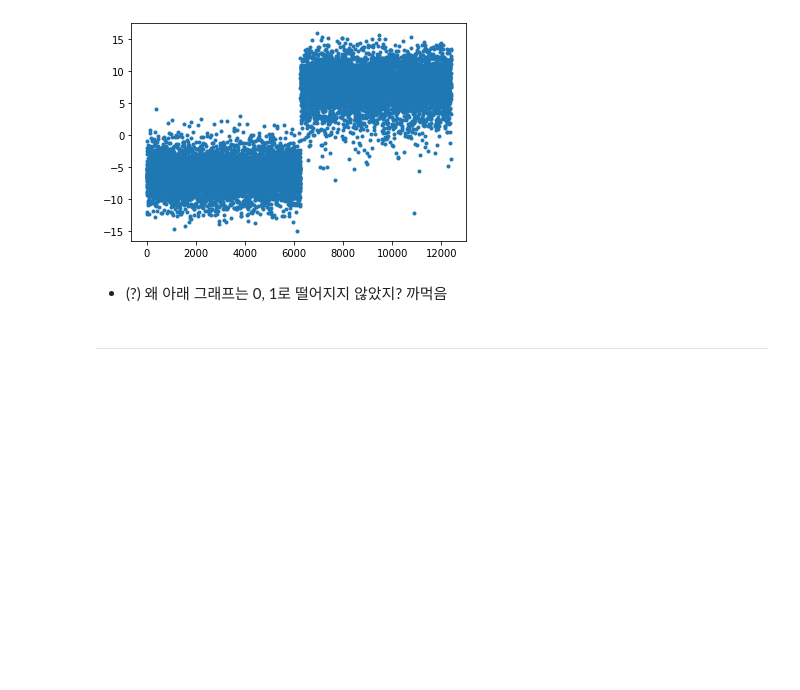
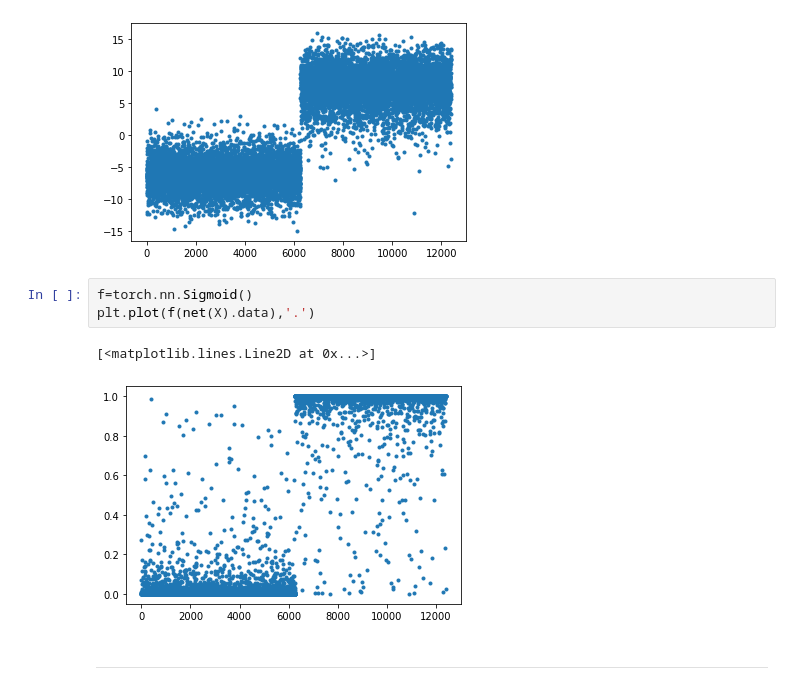
Before and after one commit to kimha02/ham, a Jupyter notebook: _notebooks/2022-01-03-빅데이터-6주차-정리.ipynb, the cells around one changed output. Cells and saved outputs as stored; diff of their text form; blank space fills up the shorter version.

```diff
--- a/_notebooks/2022-01-03-빅데이터-6주차-정리.ipynb
+++ b/_notebooks/2022-01-03-빅데이터-6주차-정리.ipynb
@@ -262,8 +264,12 @@ plt.plot(net(X).data,'.')
 # %% [output]
 [<matplotlib.lines.Line2D at 0x...>]
 [figure]
-# %% [markdown]
-- (?) 왜 아래 그래프는 0, 1로 떨어지지 않았지? 까먹음
+# %%
+f=torch.nn.Sigmoid()
+plt.plot(f(net(X).data),'.')
+# %% [output]
+[<matplotlib.lines.Line2D at 0x...>]
+[figure, added]
 # %% [markdown]
 ---
 # %% [markdown]
```
Also changed, not shown: parts of 10 cells of this notebook.
